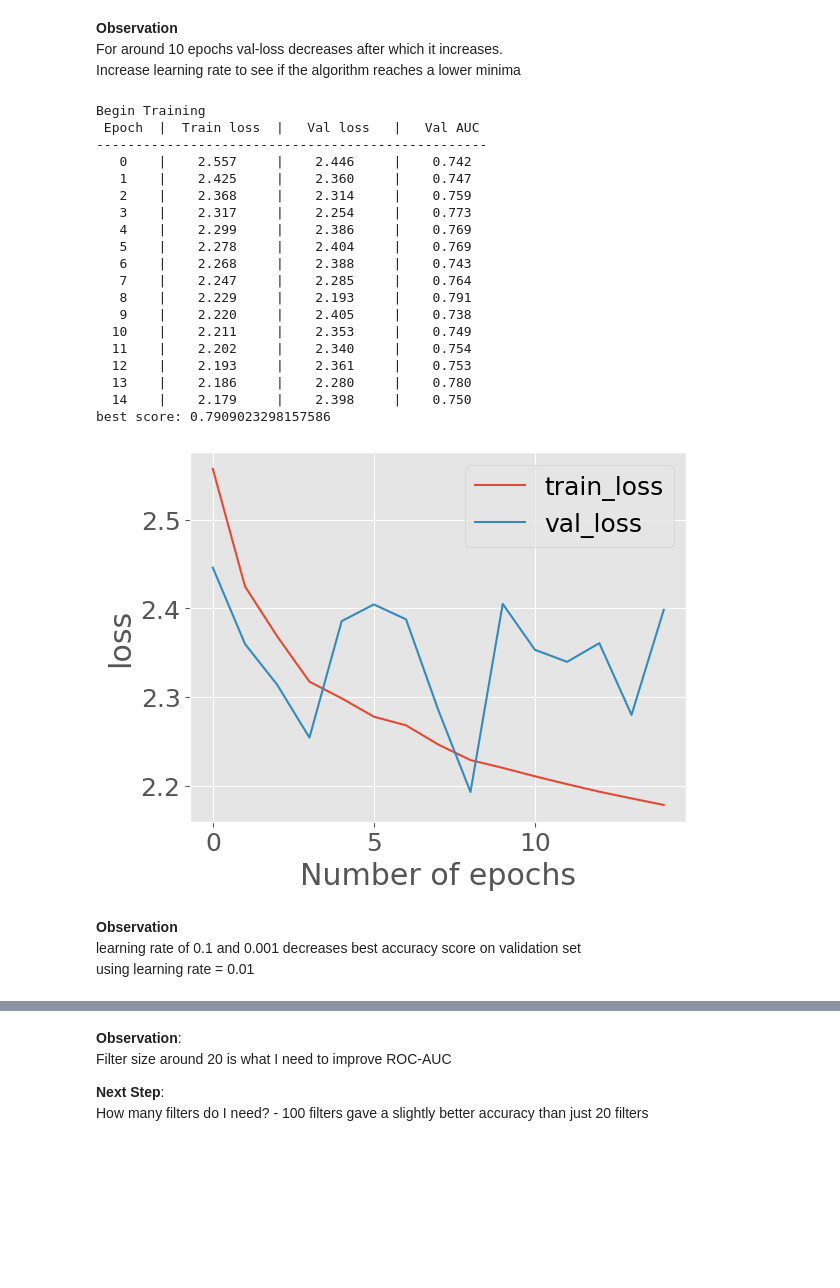
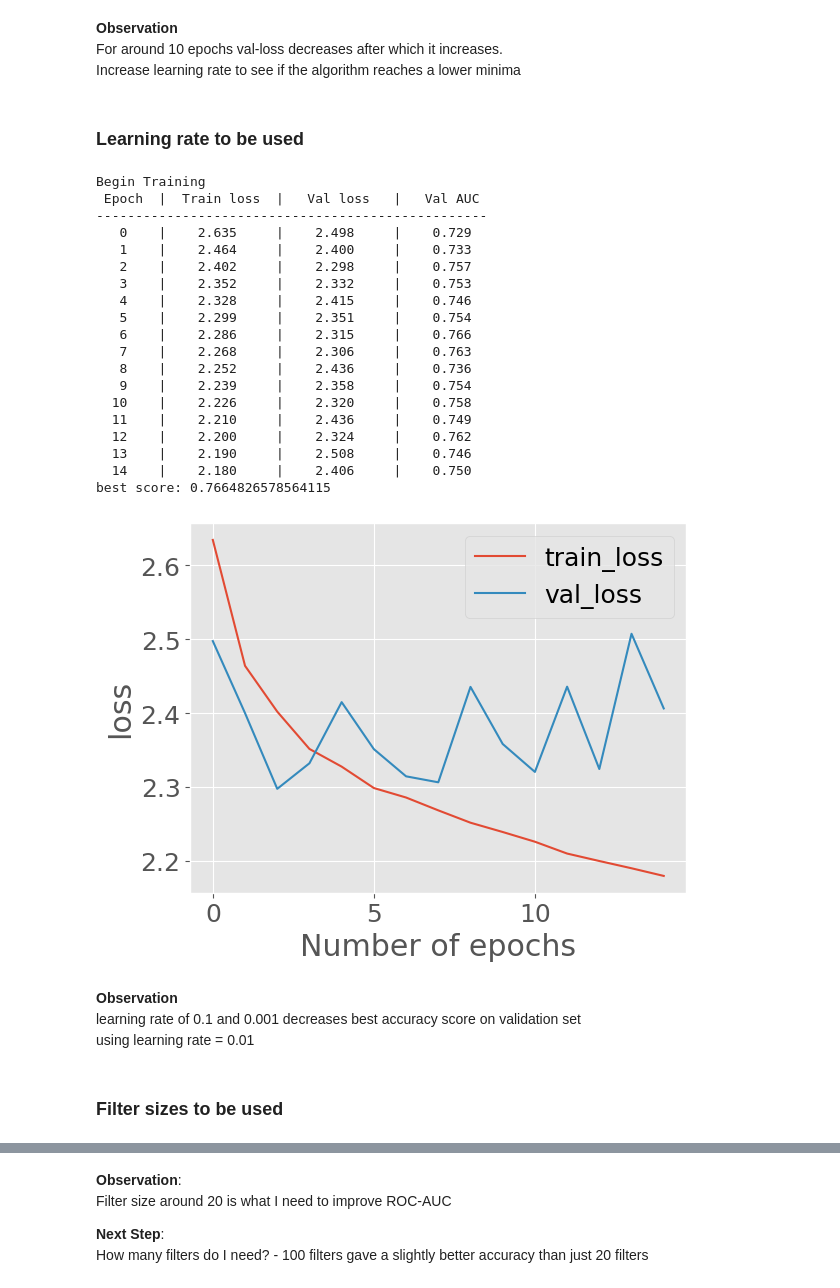
Before and after one commit to VinylBr/DeepLearningvsML_TBResistancePrediction, a Jupyter notebook: Project_184026002.ipynb, the cells around one changed output, grey strips where cells are left out. Saved outputs shown, nothing was run; the diff lists cells and outputs as text; code cells hidden in the pictures; blank space fills up the shorter version.

```diff
--- a/Project_184026002.ipynb
+++ b/Project_184026002.ipynb
@@ -846,5 +867,7 @@ Not doing great with Susceptible. The model is predicting them to be resistant.
 # %%
-estimator = RandomForestClassifier(class_weight = "balanced", max_depth = 42, n_estimators = 149)
+#Identifying the subset of features important for resistance prediction
+estimator = best_estimator
+#RandomForestClassifier(class_weight = "balanced", max_depth = 42, n_estimators = 149)
 n_splits = 5
 n_drops = 100 #number of features to drop
 cv = StratifiedKFold(n_splits)
@@ -918,0 +926,5 @@ annotated = pd.read_csv("Annotation.csv")
+# %%
+best_model = RandomForestClassifier(class_weight = "balanced", max_depth = 223, n_estimators = 183)
+best_model.fit(X_process, y_train)
+y_predict_pi = best_model.predict(X_test_process)
+print(classification_report(y_test, y_predict_pi, target_names = ["Resistant", "Susceptible"]))
@@ -1211,5 +1289,14 @@ len(df_cnn_test)
 # %%
 def df2weight(df):
+  """
+  calculate sample weights based on class frequency of target labels to be used in sampler in dataloader
+
+  input arguments:
+  df: dataframe
+
+  return:
+  sample_weights: weight of each sample
+  """
   class_weights = [1/sample_count for sample_count in df.iloc[:,-1].value_counts()]
   sample_weights = np.array([class_weights[t] for t in df.iloc[:,-1]])
   return sample_weights
@@ -1283,8 +1376,20 @@ Input data is of the shape $[1×batchsize×Genes]$ <br>
 Permuting its dimensions to $[batchsize×1×Genes]$ for Conv1D layer
 # %%
 class cnn_test(nn.Module):
+  """
+  CNN architecture to run experiments for learning rate, filter size, and number of epochs
+
+  attributes:
+  filter_size: size of filter used to extract features
+  num_filter: number of filter used
+  dropout: dropout fraction to be used in the dropout layer
+  """
   def __init__(self, filter_size = 5, num_filter = 1, dropout = 0.5):
-    super(cnn_genome,self).__init__()
+    """
+    define layers in the neural network
+    """
+
+    super(cnn_test,self).__init__()
 
     self.conv1d = nn.Conv1d(in_channels = 1, out_channels = num_filter, kernel_size = filter_size)
     self.bn1 = nn.BatchNorm1d(num_filter)
@@ -1293,7 +1398,7 @@ class cnn_test(nn.Module):
     init.kaiming_uniform_(self.fc1.weight, nonlinearity = "sigmoid")
     self.dropout = nn.Dropout(p = dropout)
 
-  def forward(self, x):
+  def forward(self, x): #run the forward pass
     #-----------------------------------------#
     #                  Input                  #
     #-----------------------------------------#
@@ -1624,40 +1792,44 @@ KeyboardInterrupt:
 **Observation** <br>
 For around 10 epochs val-loss decreases after which it increases. <br>
 Increase learning rate to see if the algorithm reaches a lower minima
+# %% [markdown]
+### Learning rate to be used
 # %%
-cnn = cnn_genome(num_filter = 100, filter_size = 20)
+cnn = cnn_test(num_filter = 100, filter_size = 20)
 cnn.to(device)
 pos_weight = torch.tensor(sum(1-y_train)/sum(y_train)).to(device)
 criterion = nn.BCELoss(weight = pos_weight)
 optimizer = optim.Adam(cnn.parameters(), lr = 0.01)
 auc_roc = AUROC(task = "binary")
 n_epochs = 15
 best_val_score = model_fit(cnn, dataloader_train, dataloader_val, optimizer, criterion, auc_roc, n_epochs, plot = True, verbose = True)
 
 print(f"best score: {best_val_score}")
 # %% [output]
 Begin Training
  Epoch  |  Train loss  |   Val loss   |   Val AUC
 --------------------------------------------------
-   0    |    2.557     |    2.446     |    0.742
-   1    |    2.425     |    2.360     |    0.747
-   2    |    2.368     |    2.314     |    0.759
-   3    |    2.317     |    2.254     |    0.773
-   4    |    2.299     |    2.386     |    0.769
-   5    |    2.278     |    2.404     |    0.769
-   6    |    2.268     |    2.388     |    0.743
-   7    |    2.247     |    2.285     |    0.764
-   8    |    2.229     |    2.193     |    0.791
-   9    |    2.220     |    2.405     |    0.738
-  10    |    2.211     |    2.353     |    0.749
-  11    |    2.202     |    2.340     |    0.754
-  12    |    2.193     |    2.361     |    0.753
-  13    |    2.186     |    2.280     |    0.780
-  14    |    2.179     |    2.398     |    0.750
-best score: 0.7909023298157586
+   0    |    2.635     |    2.498     |    0.729
+   1    |    2.464     |    2.400     |    0.733
+   2    |    2.402     |    2.298     |    0.757
+   3    |    2.352     |    2.332     |    0.753
+   4    |    2.328     |    2.415     |    0.746
+   5    |    2.299     |    2.351     |    0.754
+   6    |    2.286     |    2.315     |    0.766
+   7    |    2.268     |    2.306     |    0.763
+   8    |    2.252     |    2.436     |    0.736
+   9    |    2.239     |    2.358     |    0.754
+  10    |    2.226     |    2.320     |    0.758
+  11    |    2.210     |    2.436     |    0.749
+  12    |    2.200     |    2.324     |    0.762
+  13    |    2.190     |    2.508     |    0.746
+  14    |    2.180     |    2.406     |    0.750
+best score: 0.7664826578564115
-[figure, old version]
+[figure, new version]
 # %% [markdown]
 **Observation** <br>
 learning rate of 0.1 and 0.001 decreases best accuracy score on validation set <br>
 using learning rate = 0.01
+# %% [markdown]
+### Filter sizes to be used
 # %%
```
Also changed, not shown: parts of 118 cells of this notebook.
